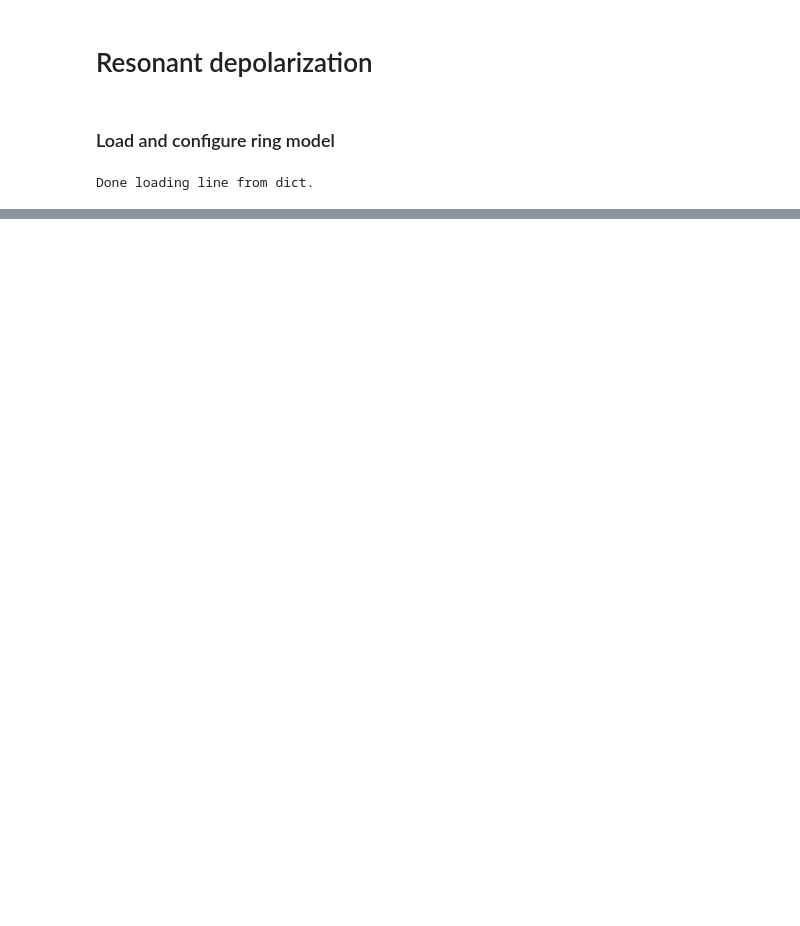
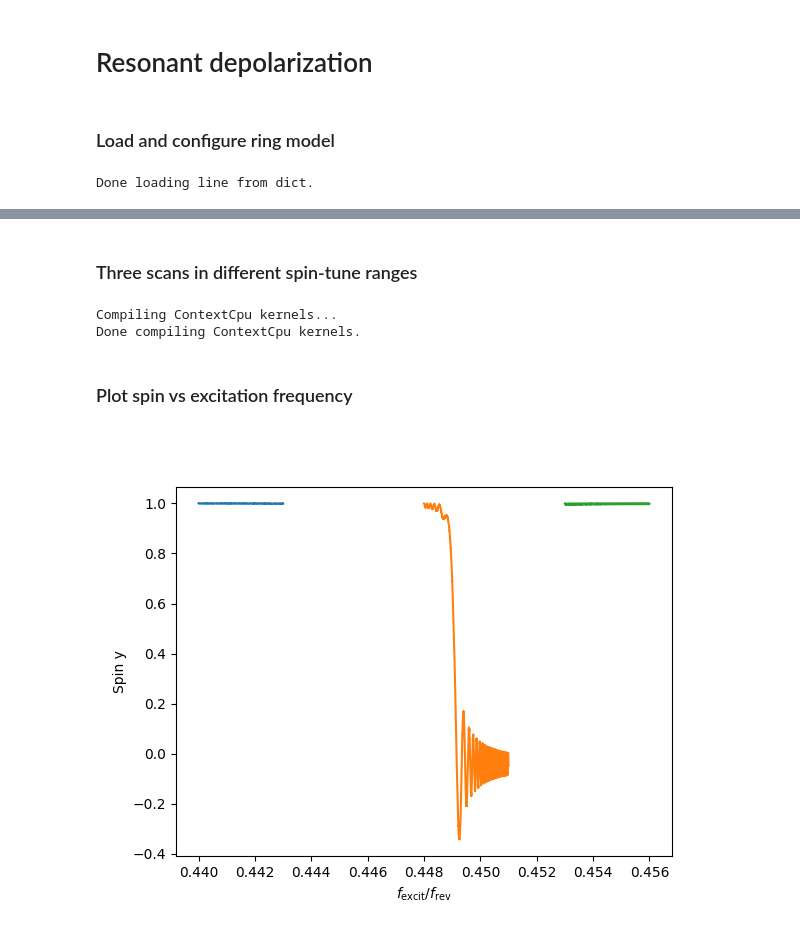
Before and after one commit to xsuite/tutorial_spin, a Jupyter notebook: notebook_02_resonant_dipolarization.ipynb, the cells around one changed output, grey strips where cells are left out. Saved outputs shown, nothing was run; the diff lists cells and outputs as text; code cells hidden in the pictures; blank space fills up the shorter version.

```diff
--- a/notebook_02_resonant_dipolarization.ipynb
+++ b/notebook_02_resonant_dipolarization.ipynb
@@ -80,0 +58,46 @@ plt.plot(f_list[2], spin_list[2])
+# %% [markdown]
+ ### Three scans in different spin-tune ranges
+# %%
+# enable spin tracking
+line.configure_spin('auto')
+
+# Scan in the range (0.44, 0.443)
+q0_scan_1 = 0.44
+kicker.q_start = q0_scan_1
+p = tw.particle_on_co.copy()
+line.track(p, num_turns=15000, turn_by_turn_monitor=True, with_progress=1000)
+spin_y_scan1 = line.record_last_track.spin_y[0, :]
+
+# Scan in the range (0.448, 0.451)
+q0_scan_2 = 0.448
+kicker.q_start = q0_scan_2
+p = tw.particle_on_co.copy()
+line.track(p, num_turns=15000, turn_by_turn_monitor=True, with_progress=1000)
+spin_y_scan2 = line.record_last_track.spin_y[0, :]
+
+# Scan in the range (0.453, 0.456)
+q0_scan_3 = 0.453
+kicker.q_start = q0_scan_3
+p = tw.particle_on_co.copy()
+line.track(p, num_turns=15000, turn_by_turn_monitor=True, with_progress=1000)
+spin_y_scan3 = line.record_last_track.spin_y[0, :]
+# %% [output]
+Compiling ContextCpu kernels...
+Done compiling ContextCpu kernels.
+# %% [markdown]
+### Plot spin vs excitation frequency
+# %%
+# Generate freq axes for the three scans
+q_scan_1 = np.linspace(q0_scan_1, q0_scan_1+kicker.q_span, int(kicker.num_turns))
+q_scan_2 = np.linspace(q0_scan_2, q0_scan_2+kicker.q_span, int(kicker.num_turns))
+q_scan_3 = np.linspace(q0_scan_3, q0_scan_3+kicker.q_span, int(kicker.num_turns))
+
+# Plot
+plt.figure()
+plt.plot(q_scan_1, spin_y_scan1)
+plt.plot(q_scan_2, spin_y_scan2)
+plt.plot(q_scan_3, spin_y_scan3)
+plt.ylabel('Spin y')
+l = plt.xlabel(r'$f_\text{excit} / f_\text{rev}$')
+# %% [output]
+[figure, added]
```
Also changed, not shown: parts of 9 cells of this notebook.
